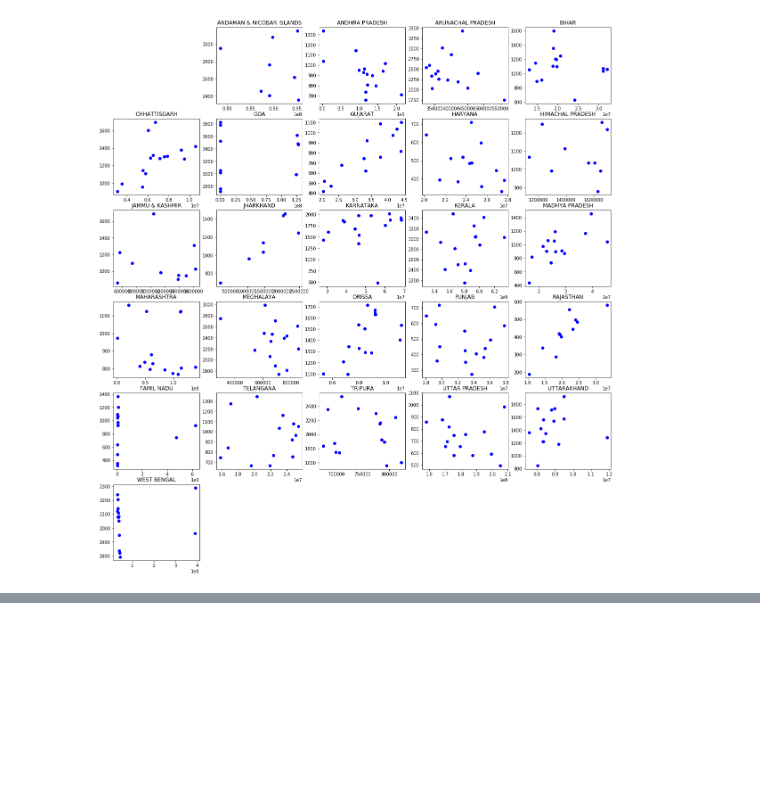
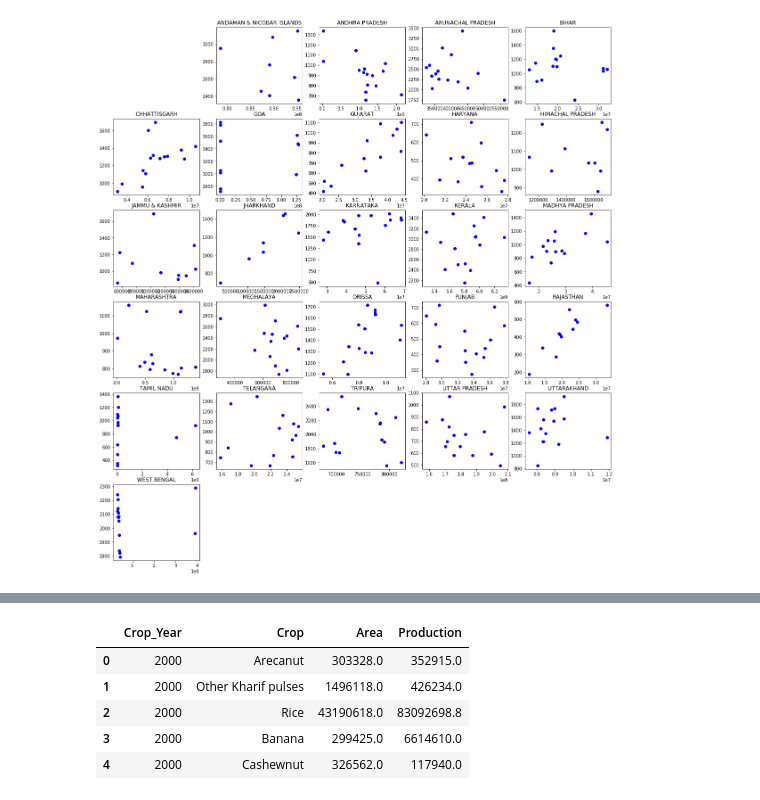
Before and after one commit to nitinvbharti/Agriculture_Analysis, a Jupyter notebook: Agro_analysis.ipynb, the cells around one changed output, grey strips where cells are left out. Drawn from its saved outputs; the diff is of its cells as text; code cells hidden in the pictures; blank space fills up the shorter version.

```diff
--- a/Agro_analysis.ipynb
+++ b/Agro_analysis.ipynb
@@ -589,0 +592,17 @@ mplot.show()
+# %%
+area = crop_prod.copy()
+area = area.loc[area.loc[:,'Crop_Year'] >=2000,:]
+# area.drop(columns={'Production'},inplace=True)
+area = area.groupby(['Crop_Year','Crop'],as_index=False,sort=False).sum()
+# area_temp = area.drop(columns = 'Crop')
+# area_temp = area_temp.groupby(['State_Name','Crop_Year'],as_index=False,sort=False).sum()
+area_temp=area.copy()
+# area_temp.shape,temp_rain.shape
+area_temp.head()
+# %% [output]
+|  | Crop_Year | Crop | Area | Production |
+| 0 | 2000 | Arecanut | 303328.0 | 352915.0 |
+| 1 | 2000 | Other Kharif pulses | 1496118.0 | 426234.0 |
+| 2 | 2000 | Rice | 43190618.0 | 83092698.8 |
+| 3 | 2000 | Banana | 299425.0 | 6614610.0 |
+| 4 | 2000 | Cashewnut | 326562.0 | 117940.0 |
```
Also changed, not shown: parts of 4 cells of this notebook.
